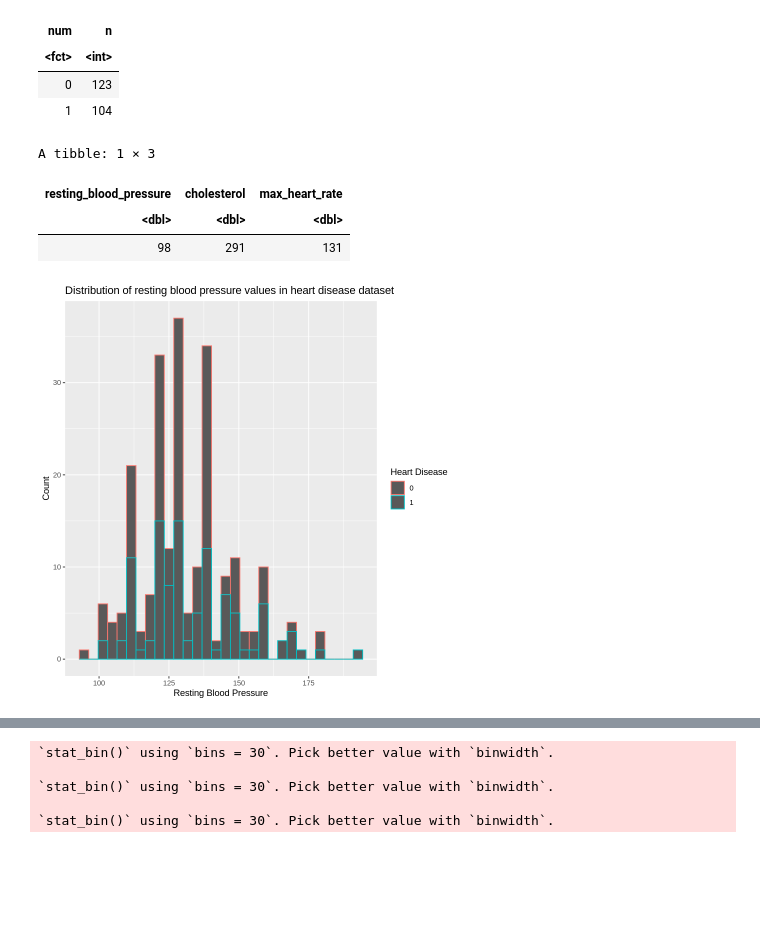
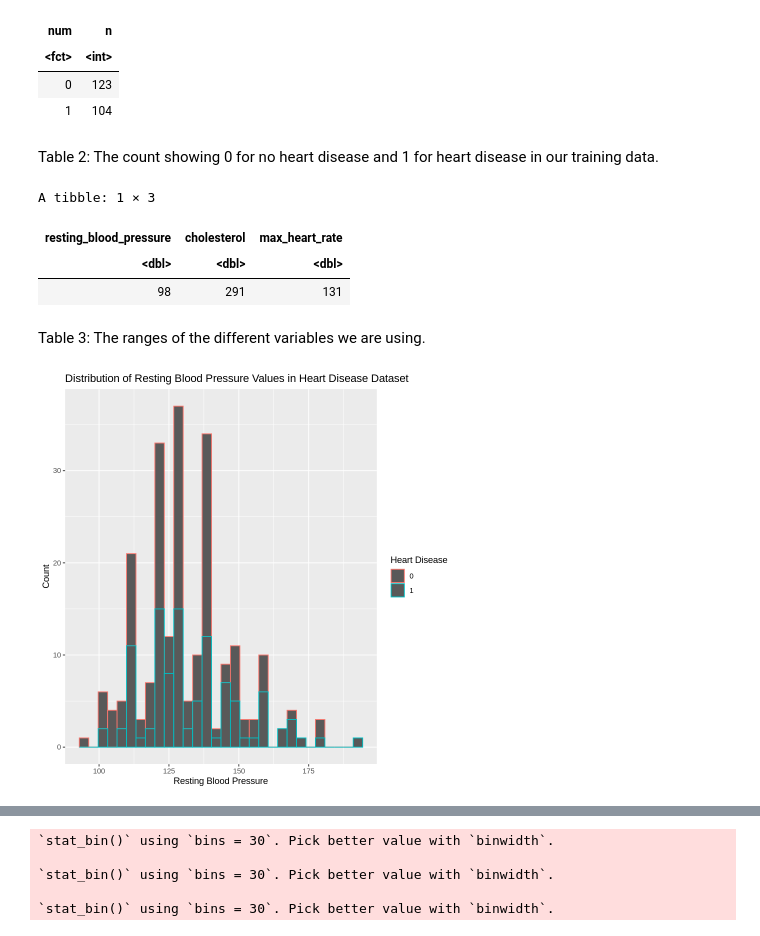
Before and after one commit to Yusen121/heart_disease_simple, a Jupyter notebook: data/group_project_report.ipynb, the cells around one changed output, grey strips where cells are left out. Drawn from its saved outputs; the diff is of its cells as text; code cells hidden in the pictures; blank space fills up the shorter version.

```diff
--- a/data/group_project_report.ipynb
+++ b/data/group_project_report.ipynb
@@ -111,6 +113,8 @@ A tibble: 2 × 2
 | <fct> | <int> |
 | 0 | 123 |
 | 1 | 104 |
+# %% [markdown]
+Table 2: The count showing 0 for no heart disease and 1 for heart disease in our training data.
 # %%
 # finding range of each numeric variable
 
@@ -130,14 +134,16 @@ A tibble: 1 × 3
 | resting_blood_pressure | cholesterol | max_heart_rate |
 | <dbl> | <dbl> | <dbl> |
 | 98 | 291 | 131 |
+# %% [markdown]
+Table 3: The ranges of the different variables we are using.
 # %%
 # histograms of every numeric variable
 
 heart_training_hist_resting_blood_pressure<- training_data %>%
     ggplot(aes(x=resting_blood_pressure, colour = num))+
     geom_histogram(bins = 30)+
     labs(x = "Resting Blood Pressure", y = "Count", colour = "Heart Disease") +
-    ggtitle("Distribution of resting blood pressure values in heart disease dataset")
+    ggtitle("Distribution of Resting Blood Pressure Values in Heart Disease Dataset")
 heart_training_hist_resting_blood_pressure
 # %% [output]
-[figure, old version]
+[figure, new version]
```
Also changed, not shown: parts of 11 cells of this notebook.
